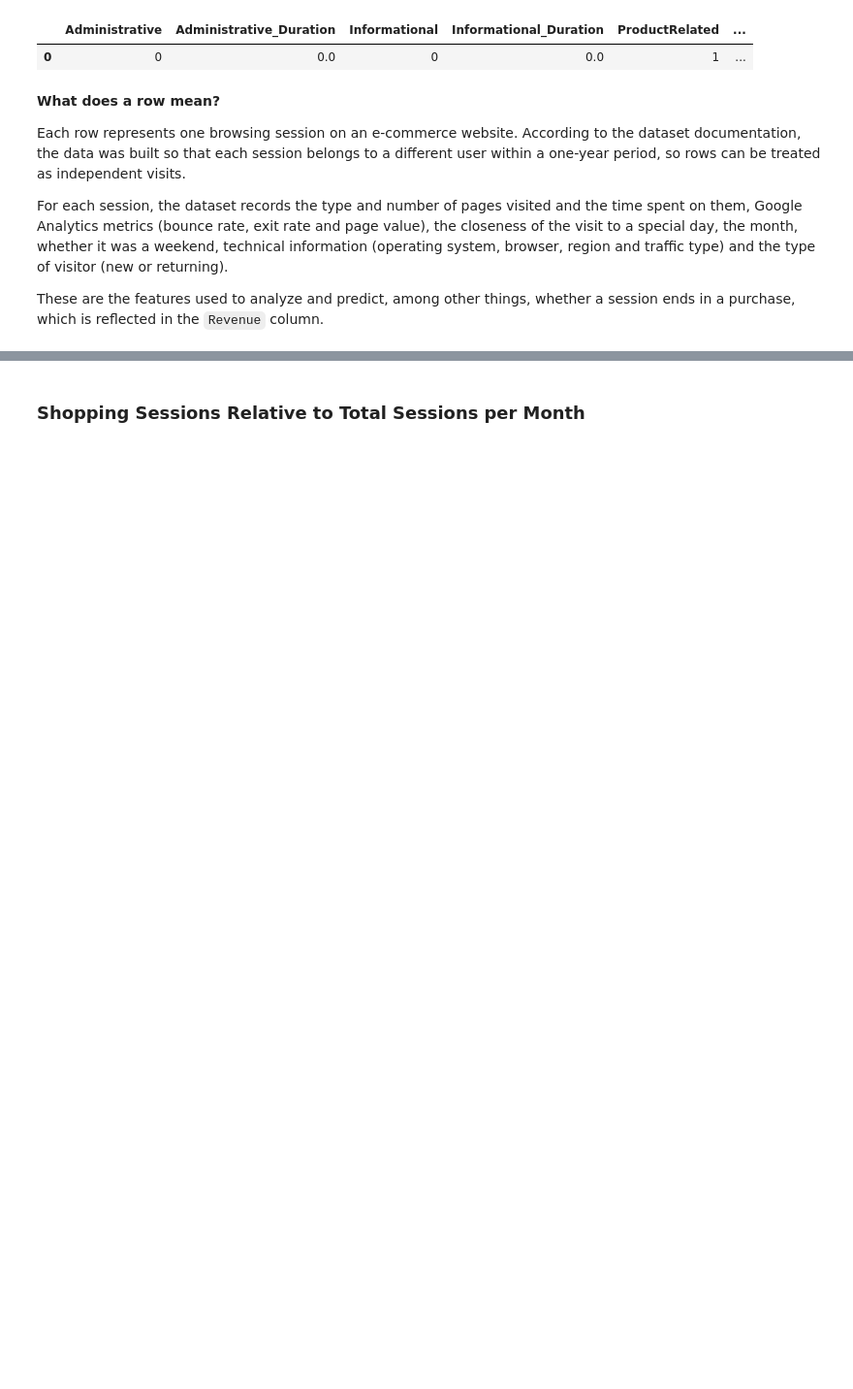
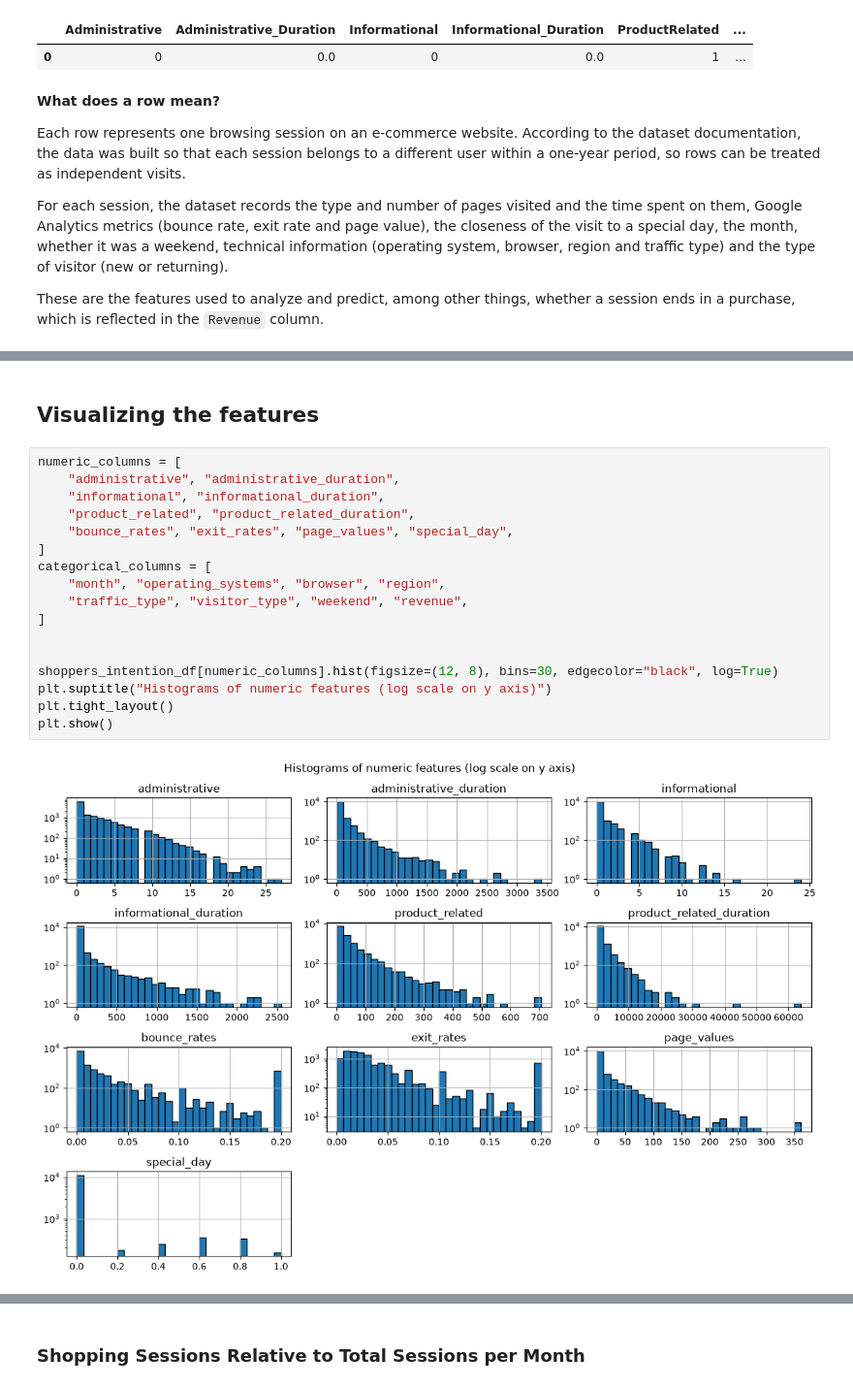
Before and after one commit to tginting-star/RLML_ecommerce_project, a Jupyter notebook: Project/Project code.ipynb, the cells around one changed output, grey strips where cells are left out. Shown at 97% size. Drawn from its saved outputs; the diff is of its cells as text; blank space fills up the shorter version.

```diff
--- a/Project/Project code.ipynb
+++ b/Project/Project code.ipynb
@@ -150,0 +351,21 @@ dtype: int64
+# %% [markdown]
+## Visualizing the features
+# %%
+numeric_columns = [
+    "administrative", "administrative_duration",
+    "informational", "informational_duration",
+    "product_related", "product_related_duration",
+    "bounce_rates", "exit_rates", "page_values", "special_day",
+]
+categorical_columns = [
+    "month", "operating_systems", "browser", "region",
+    "traffic_type", "visitor_type", "weekend", "revenue",
+]
+
+
+shoppers_intention_df[numeric_columns].hist(figsize=(12, 8), bins=30, edgecolor="black", log=True)
+plt.suptitle("Histograms of numeric features (log scale on y axis)")
+plt.tight_layout()
+plt.show()
+# %% [output]
+[figure, added]
```
Also changed, not shown: parts of 41 cells of this notebook, 1 other file.
